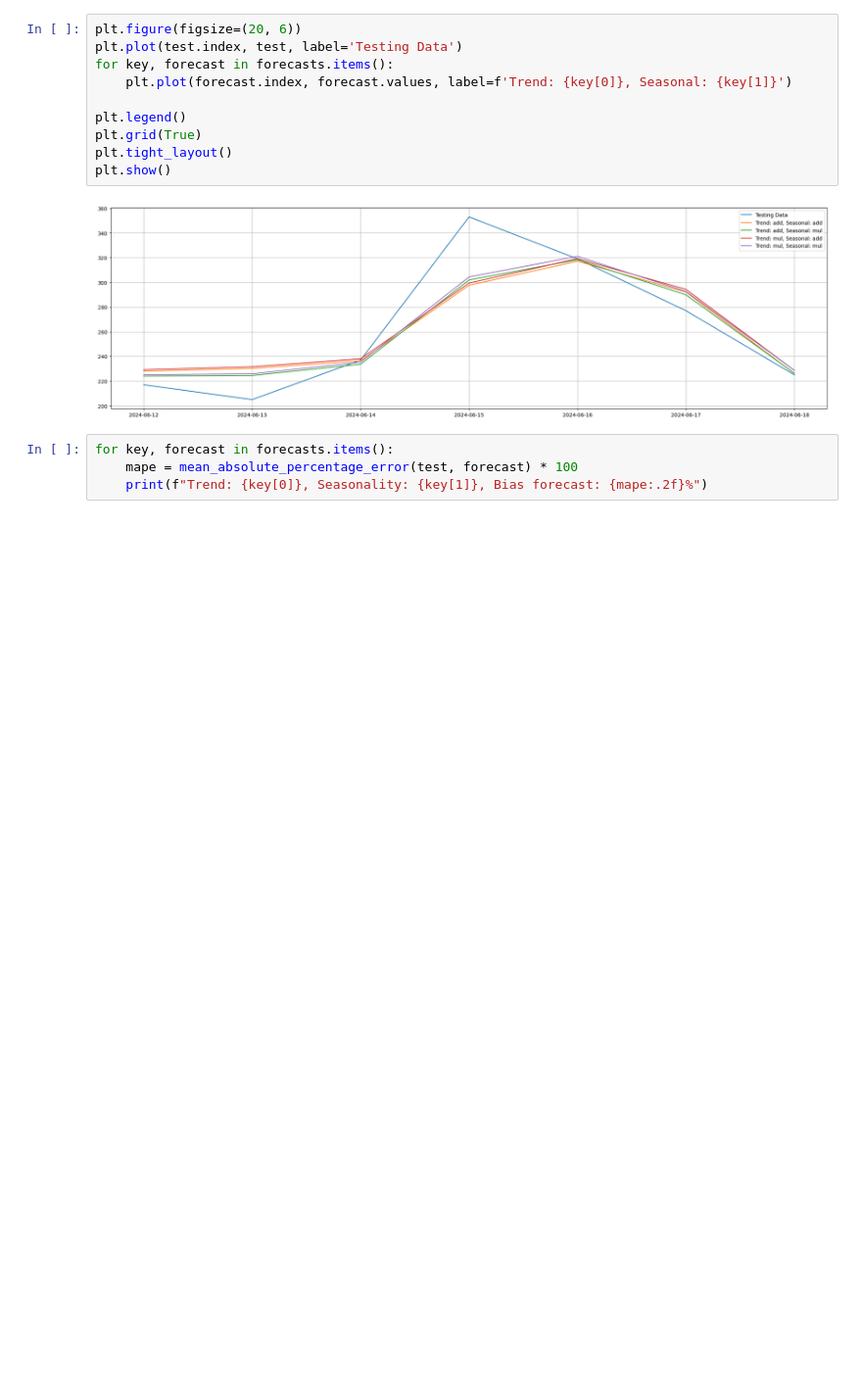
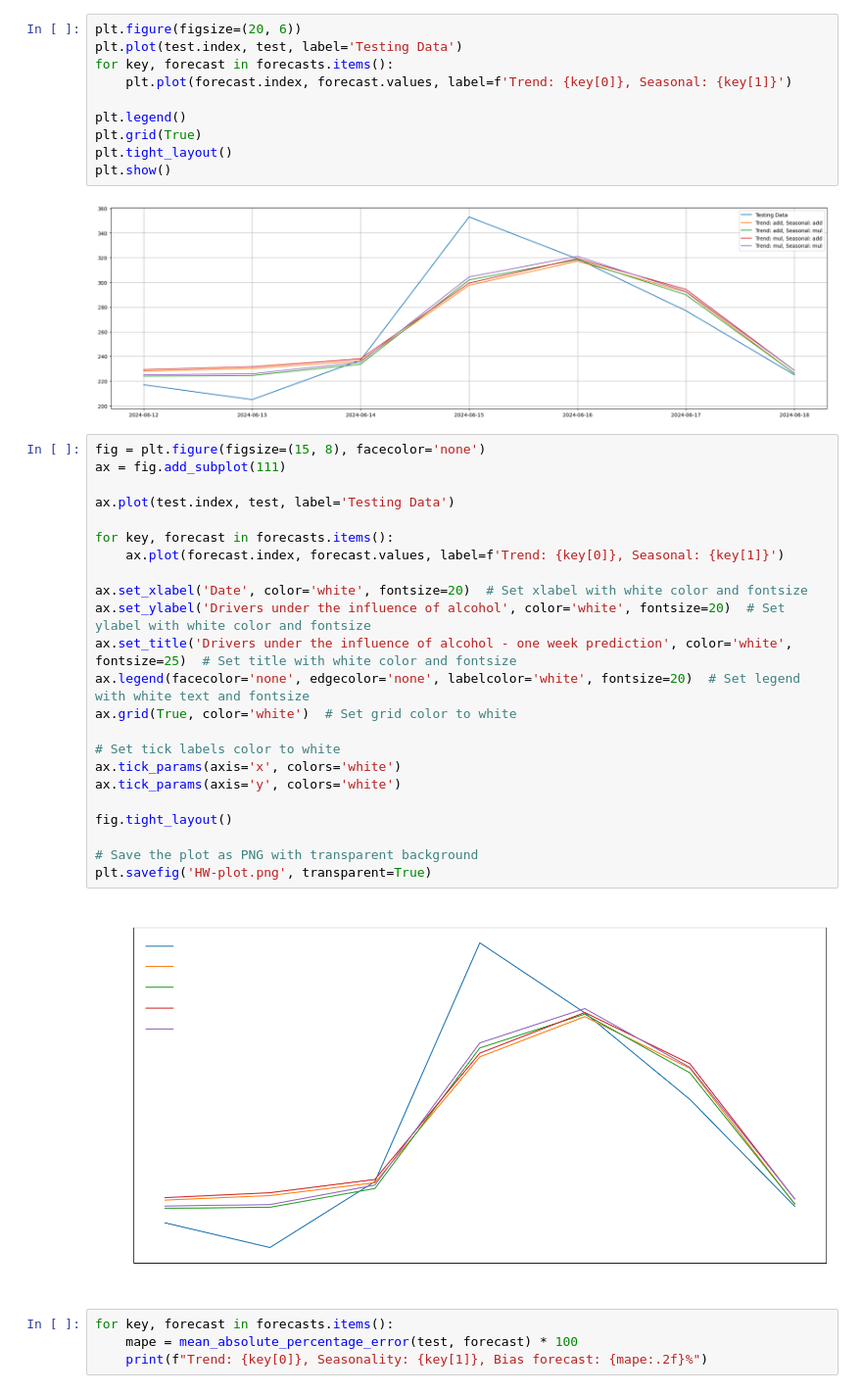
Before and after one commit to AdamKozakowski/Car_accidents_in_Poland_Adam_Kozakowski_Katarzyna_Bocian, a Jupyter notebook: Car_accidents_in_Poland_Adam_Kozakowski_Katarzyna_Bocian.ipynb, the cells around one changed output. Shown at 98% size. Drawn from its saved outputs; the diff is of its cells as text; blank space fills up the shorter version.

```diff
--- a/Car_accidents_in_Poland_Adam_Kozakowski_Katarzyna_Bocian.ipynb
+++ b/Car_accidents_in_Poland_Adam_Kozakowski_Katarzyna_Bocian.ipynb
@@ -292,6 +326,31 @@ plt.tight_layout()
 plt.show()
 # %% [output]
 [figure]
+# %%
+fig = plt.figure(figsize=(15, 8), facecolor='none')
+ax = fig.add_subplot(111)
+
+ax.plot(test.index, test, label='Testing Data')
+
+for key, forecast in forecasts.items():
+    ax.plot(forecast.index, forecast.values, label=f'Trend: {key[0]}, Seasonal: {key[1]}')
+
+ax.set_xlabel('Date', color='white', fontsize=20)  # Set xlabel with white color and fontsize
+ax.set_ylabel('Drivers under the influence of alcohol', color='white', fontsize=20)  # Set ylabel with white color and fontsize
+ax.set_title('Drivers under the influence of alcohol - one week prediction', color='white', fontsize=25)  # Set title with white color and fontsize
+ax.legend(facecolor='none', edgecolor='none', labelcolor='white', fontsize=20)  # Set legend with white text and fontsize
+ax.grid(True, color='white')  # Set grid color to white
+
+# Set tick labels color to white
+ax.tick_params(axis='x', colors='white')
+ax.tick_params(axis='y', colors='white')
+
+fig.tight_layout()
+
+# Save the plot as PNG with transparent background
+plt.savefig('HW-plot.png', transparent=True)
+# %% [output]
+[figure, added]
 # %%
 for key, forecast in forecasts.items():
     mape = mean_absolute_percentage_error(test, forecast) * 100
```
Also changed, not shown: parts of 3 cells of this notebook.
